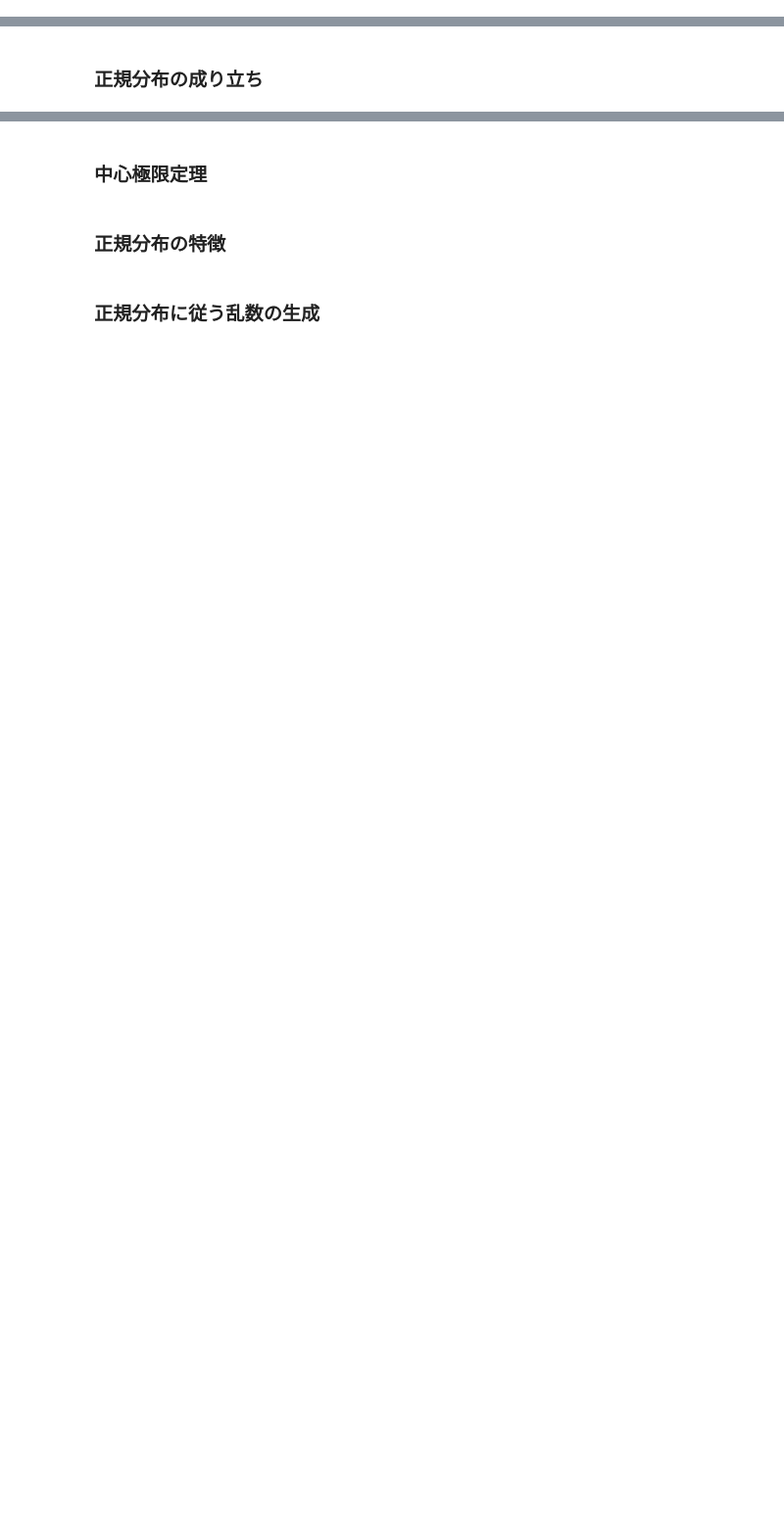
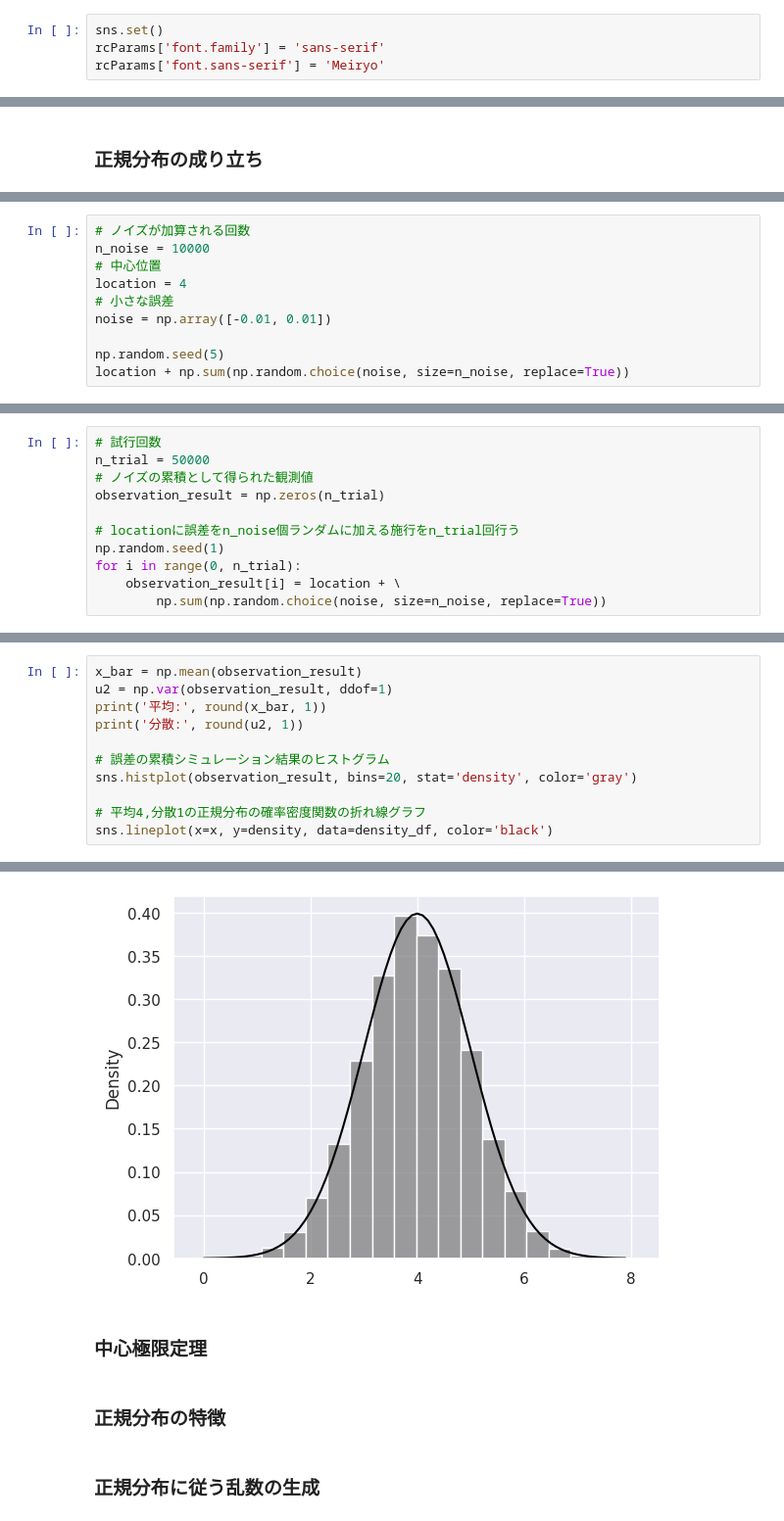
Before and after one commit to k2works/pragmatic-programing-exercise-2023, a Jupyter notebook: src/api/notebooks/part2.ipynb, the cells around one changed output, grey strips where cells are left out. Shown at 98% size. Drawn from its saved outputs; the diff is of its cells as text; blank space fills up the shorter version.

```diff
--- a/src/api/notebooks/part2.ipynb
+++ b/src/api/notebooks/part2.ipynb
@@ -141,2 +622,6 @@ path = os.path.dirname(os.path.abspath(__file__))
+# %%
+sns.set()
+rcParams['font.family'] = 'sans-serif'
+rcParams['font.sans-serif'] = 'Meiryo'
 # %% [markdown]
  ### 正規分布
@@ -146,0 +699,10 @@ path = os.path.dirname(os.path.abspath(__file__))
+# %%
+# ノイズが加算される回数
+n_noise = 10000
+# 中心位置
+location = 4
+# 小さな誤差
+noise = np.array([-0.01, 0.01])
+
+np.random.seed(5)
+location + np.sum(np.random.choice(noise, size=n_noise, replace=True))
@@ -146,0 +713,11 @@ path = os.path.dirname(os.path.abspath(__file__))
+# %%
+# 試行回数
+n_trial = 50000
+# ノイズの累積として得られた観測値
+observation_result = np.zeros(n_trial)
+
+# locationに誤差をn_noise個ランダムに加える施行をn_trial回行う
+np.random.seed(1)
+for i in range(0, n_trial):
+    observation_result[i] = location + \
+        np.sum(np.random.choice(noise, size=n_noise, replace=True))
@@ -146,0 +726,12 @@ path = os.path.dirname(os.path.abspath(__file__))
+# %%
+x_bar = np.mean(observation_result)
+u2 = np.var(observation_result, ddof=1)
+print('平均:', round(x_bar, 1))
+print('分散:', round(u2, 1))
+
+# 誤差の累積シミュレーション結果のヒストグラム
+sns.histplot(observation_result, bins=20, stat='density', color='gray')
+
+# 平均4,分散1の正規分布の確率密度関数の折れ線グラフ
+sns.lineplot(x=x, y=density, data=density_df, color='black')
+# %% [output]
@@ -147,3 +758,4 @@ path = os.path.dirname(os.path.abspath(__file__))
+[figure, added]
 # %% [markdown]
  ### 中心極限定理
 # %% [markdown]
```
Also changed, not shown: parts of 120 cells of this notebook, 1 other file.
